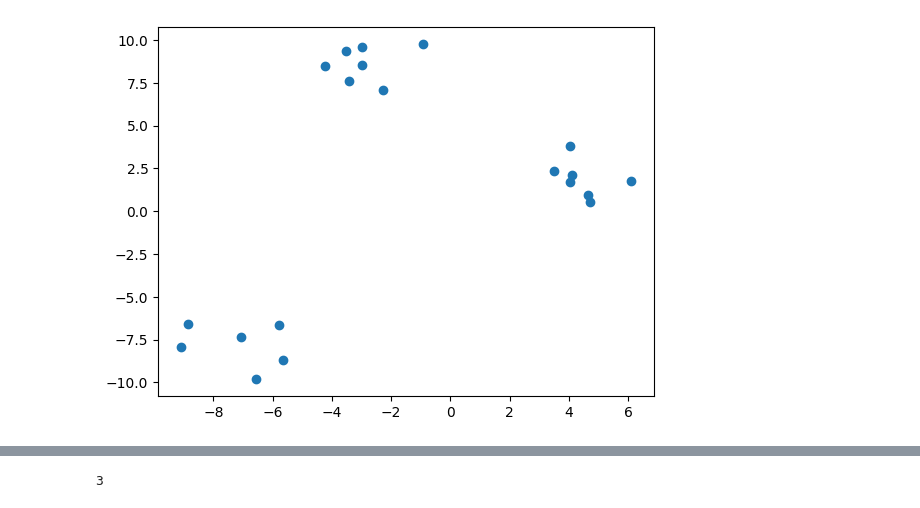
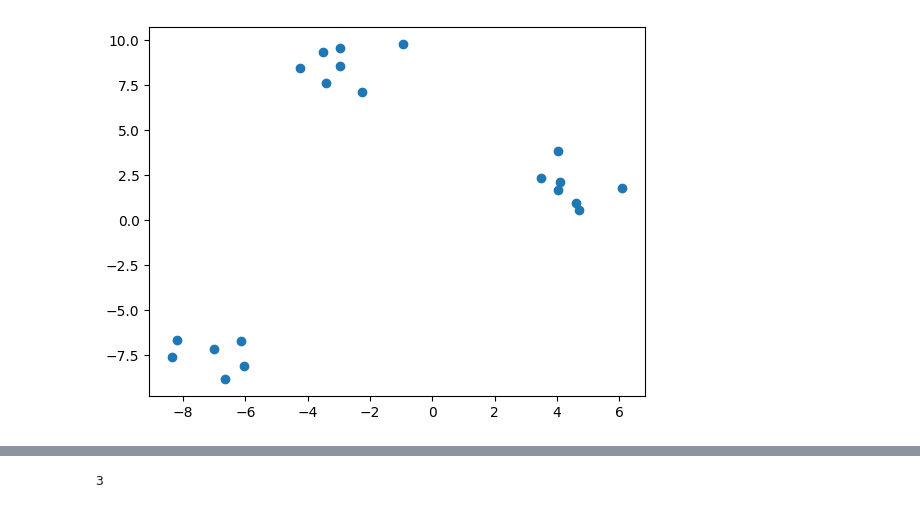
Before and after one commit to guglielmosanchini/ClustViz, a Jupyter notebook: Untitled.ipynb, the cells around one changed output, grey strips where cells are left out. Saved outputs shown, nothing was run; the diff lists cells and outputs as text; code cells hidden in the pictures.

```diff
--- a/Untitled.ipynb
+++ b/Untitled.ipynb
@@ -15,13 +15,13 @@ from jupyterthemes import jtplot
 jtplot.reset()
 # %%
 varied = make_blobs(n_samples=20,
-                             cluster_std=[1.0, 1.0, 1.5],
+                             cluster_std=[1, 1, 1],
                              random_state=42)[0]
 plt.scatter(varied[:,0], varied[:,1])
 #plt.gcf().gca().add_artist(plt.Circle((-5, 0), 5, color="red", fill=False, linewidth=3, alpha=0.7))
 plt.show()
 # %% [output]
-[figure, old version]
+[figure, new version]
 # %%
 #varied.tolist()
 # %%
```
Also changed, not shown: parts of 17 cells of this notebook, 1 other file.
